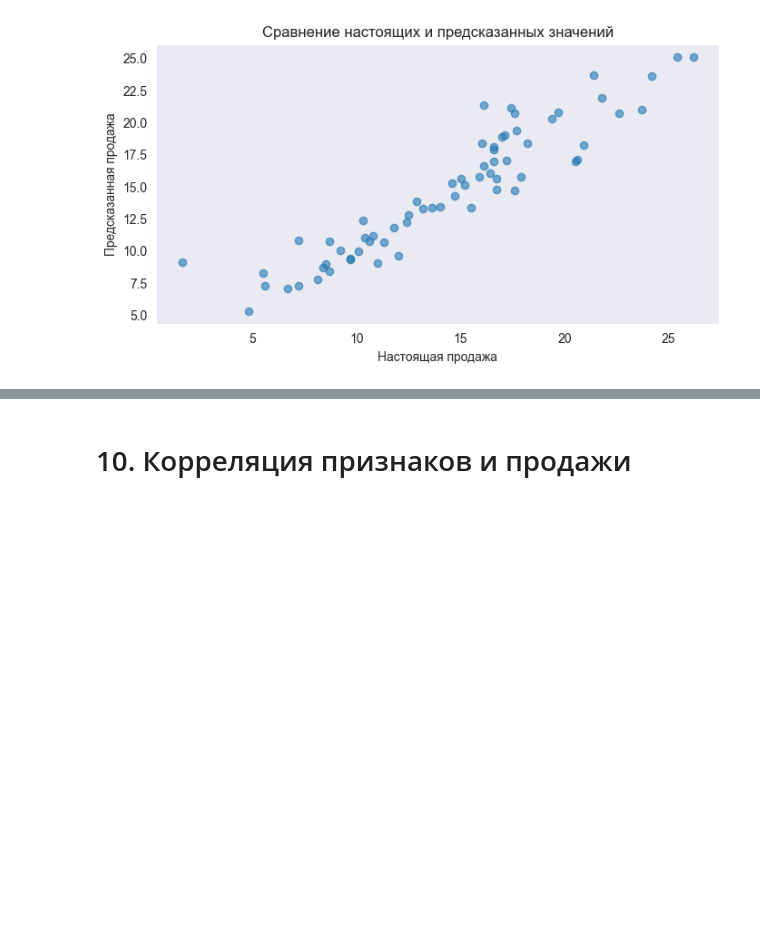
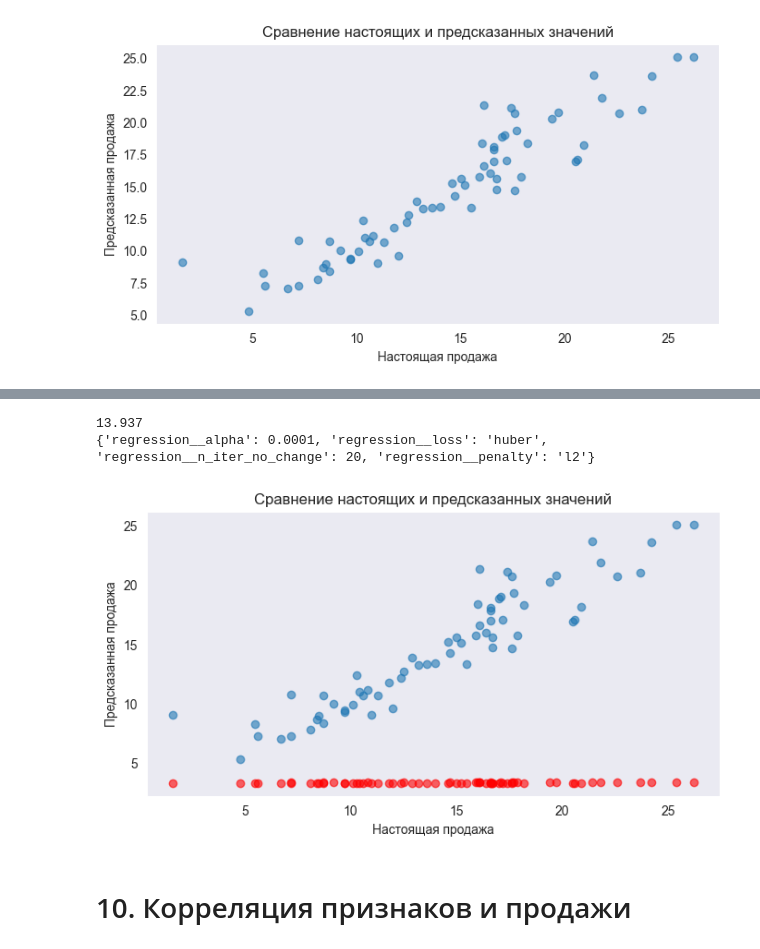
Before and after one commit to Smorchkoff/YOLO_nvsu, a Jupyter notebook: IAD/lab7/lab7.ipynb, the cells around one changed output, grey strips where cells are left out. Saved outputs shown, nothing was run; the diff lists cells and outputs as text; code cells hidden in the pictures; blank space fills up the shorter version.

```diff
--- a/IAD/lab7/lab7.ipynb
+++ b/IAD/lab7/lab7.ipynb
@@ -134,0 +120,6 @@ plt.show()
+# %%
+from sklearn.pipeline import Pipeline
+
+pipe=Pipeline(steps=[('scaling',scaler),('regression',regr)])
+pipe.fit(X_train,y_train)
+print(round(metrics.mean_absolute_error(y_test,pipe.predict(X_test)),3))
@@ -134,0 +132,14 @@ plt.show()
+# %%
+from sklearn.model_selection import GridSearchCV
+
+
+
+parameters_grid={
+    'regression__loss':['huber','squared_loss',],
+    'regression__n_iter_no_change':[ 5,10,20],
+    'regression__penalty':['l1','l2','none'],
+    'regression__alpha':[0.0001,0.001,0.1],
+}
+grid_cv=GridSearchCV(pipe,parameters_grid,scoring='neg_mean_absolute_error',cv=4)
+
+grid_cv.fit(X_train, y_train)
@@ -135,3 +173,20 @@ plt.show()
+# %%
+print(round(-1*grid_cv.best_score_, 3))
+print(grid_cv.best_params_)
+# %% [output]
+13.937
+{'regression__alpha': 0.0001, 'regression__loss': 'huber', 'regression__n_iter_no_change': 20, 'regression__penalty': 'l2'}
+# %%
+plt.figure(figsize=(8, 4))
+plt.scatter(y_test, pipe.predict(X_test), alpha=0.6)
+plt.scatter(y_test,grid_cv.best_estimator_.predict(X_test),color="r",alpha=0.6)
+plt.xlabel('Настоящая продажа')
+plt.ylabel('Предсказанная продажа')
+plt.title('Сравнение настоящих и предсказанных значений')
+plt.grid()
+plt.show()
+# %% [output]
+[figure, added]
 # %% [markdown]
 # 10. Корреляция признаков и продажи
 # %%
```
Also changed, not shown: parts of 11 cells of this notebook, 3 other files.
